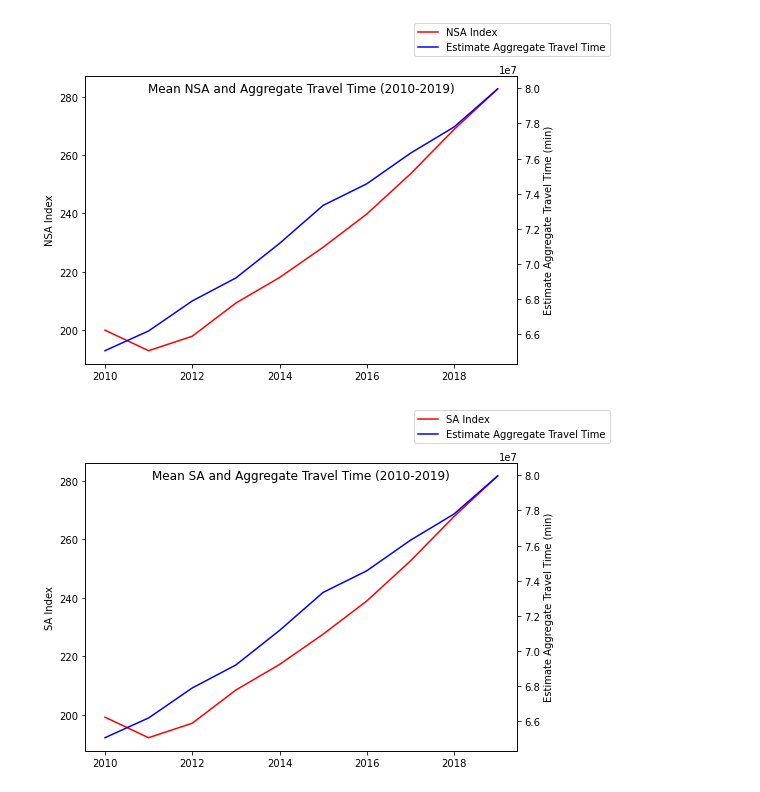
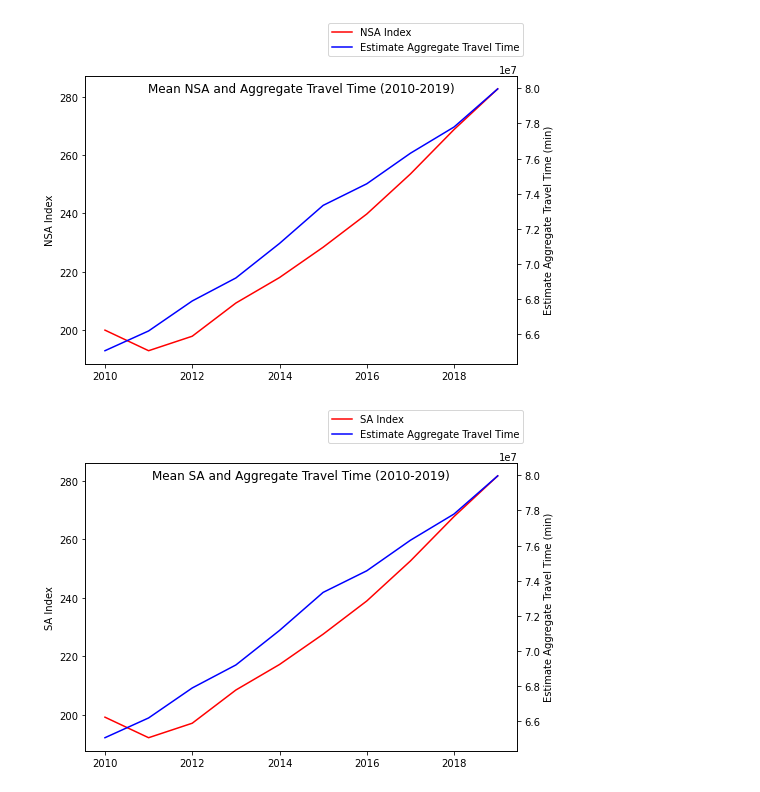
Before and after one commit to alexriiska/Project-1-Housing-Prices-and-Time-Traveled-to-Work, a Jupyter notebook: Travel Time Plotting.ipynb, the cells around one changed output. Drawn from its saved outputs; the diff is of its cells as text; code cells hidden in the pictures.

```diff
--- a/Travel Time Plotting.ipynb
+++ b/Travel Time Plotting.ipynb
@@ -40,24 +32,24 @@ The correlation between travel time and house index  is 0.38
 # %%
 # NSA Index and Aggregate Travel Time over time
 yearhpi = travel_hpi[['Year', 'Yearly Average Index (NSA)']]
 yeartravel = travel_hpi[['Year', 'Estimate Aggregate Travel Time (min)']]
 
 year = [2010, 2011, 2012, 2013, 2014, 2015, 2016, 2017, 2018, 2019]
 mean_nsa = yearhpi.groupby('Year').mean('Yearly Average Index (NSA)')['Yearly Average Index (NSA)']
 mean_aggregate = yeartravel.groupby('Year').mean('Estimate Aggregate Travel Time (min)')['Estimate Aggregate Travel Time (min)']
 
 fig = plt.figure()
 a1 = fig.add_axes([0,0,1,1])
 a1.plot(year, mean_nsa, label='NSA Index', color='r')
 a1.set_ylabel('NSA Index')
 a2 = a1.twinx()
 a2.plot(year, mean_aggregate, label='Estimate Aggregate Travel Time', color='b')
 a2.set_ylabel('Estimate Aggregate Travel Time (min)')
-fig.legend(loc='upper left', bbox_to_anchor=(0.75, 1.2))
+fig.legend(loc='upper left', bbox_to_anchor=(0.55, 1.2))
 fig.suptitle('Mean NSA and Aggregate Travel Time (2010-2019)')
 plt.show()
 # %% [output]
-[figure, old version]
+[figure, new version]
 # %%
 # SA Index and Aggregate Travel Time over time
 yearhpi = travel_hpi[['Year', 'Yearly Average Index (SA)']]
@@ -74,8 +66,8 @@ a1.set_ylabel('SA Index')
 a2 = a1.twinx()
 a2.plot(year, mean_aggregate, label='Estimate Aggregate Travel Time', color='b')
 a2.set_ylabel('Estimate Aggregate Travel Time (min)')
-fig.legend(loc='upper left', bbox_to_anchor=(0.75, 1.2))
+fig.legend(loc='upper left', bbox_to_anchor=(0.55, 1.2))
 fig.suptitle('Mean SA and Aggregate Travel Time (2010-2019)')
 plt.show()
 # %% [output]
-[figure, old version]
+[figure, new version]
```
Also changed, not shown: parts of 9 cells of this notebook.
